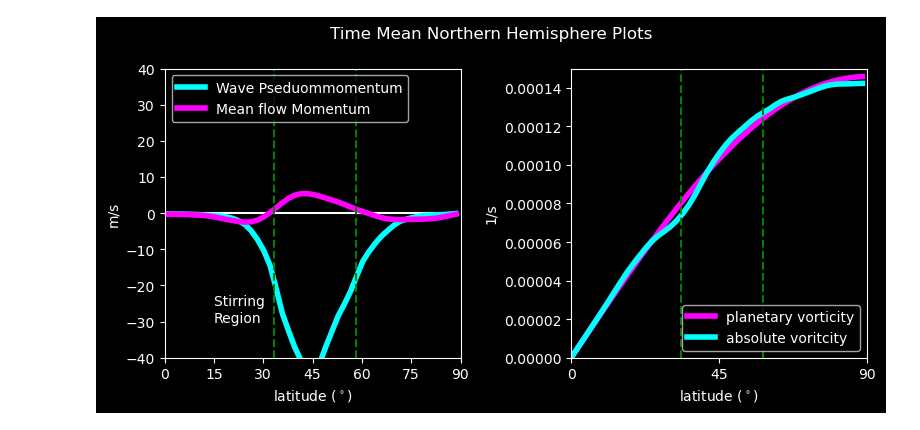
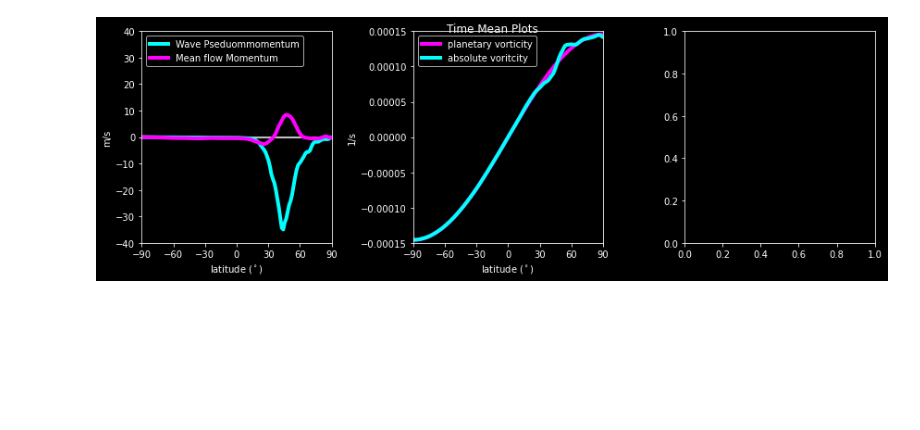
Before and after one commit to rfajber/BaroSphere, a Jupyter notebook: Stochastic_Jet.ipynb, the cells around one changed output. Cells and saved outputs as stored; diff of their text form; code cells hidden in the pictures; blank space fills up the shorter version.

```diff
--- a/Stochastic_Jet.ipynb
+++ b/Stochastic_Jet.ipynb
@@ -7,8 +7,14 @@ import cartopy.crs as ccrs
 import cartopy
 plt.style.use('dark_background')
 B=BaroSphere(
-    ntrunc=63,
+    ntrunc=85,
     dt=1800,
-    damping_order=2,
-    efold=6*3600
+    damping_order=4,
+    efold=6*3600,
+    nlat=128
 )
+
+print(B.lons1.shape,B.lats1.shape)
+
+# note - dt=1800 works well for up to T85
+# 100 days at T85 takes 40 seconds
@@ -15,6 +30,6 @@ B=BaroSphere(
 # %%
 #total number of steps to take
-Nsteps = int(100*24*3600/B.dt)
+Nsteps = int(40*24*3600/B.dt)
 #how often to take snapshots
 dN_snap = int(6*3600/B.dt)
 #total number of snapshots
@@ -44,15 +59,15 @@ tdamp=10*24*3600
 
 #spectral filter for the noise realization
 B.w_indxm_damp = np.ones(len(B.indxm))
-B.w_indxm_damp[B.indxm>20] = 0
-B.w_indxm_damp[B.indxm<14] = 0
+B.w_indxm_damp[B.indxm>14] = 0
+B.w_indxm_damp[B.indxm<10] = 0
 
 #noise realization container
 W = np.zeros(len(B.w_indxm_damp))
 #sine of latitude
 s=np.sin(B.lats*B.a)
 #grid space filter
-damping_window=np.exp( - np.power( (s - 0.7) / 0.15 ,2) )
+damping_window=np.exp( - np.power( (s - 0.7) / 0.1 ,2) )
 
 
 #main time loop
@@ -92,59 +107,64 @@ for i in range(1,Nsteps+1):
 # %%
 u,v=B.get_uv_vrtg(vrt[120:].mean(axis=0))
 
-beta=B.omega*2*np.cos(np.pi/4)/B.rsphere
+beta=B.omega*2*np.cos(0*np.pi/4)/B.rsphere
 
 A=-np.power(vrt-vrt.mean(axis=-1)[:,:,np.newaxis],2)/(2*beta)
-A=A[120:].mean(axis=0)
+A=A[20:].mean(axis=0)
 
 lw=4
 
-plt.figure(0,figsize=(8,4))
+plt.figure(0,figsize=(12,4))
 
-plt.subplot(1,2,1)
+plt.subplot(1,3,1)
 
 plt.ylabel('m/s')
 plt.xlabel('latitude ($^\\circ$)')
-plt.xlim([0,90])
+plt.xlim([-90,90])
 plt.plot(B.lats1,0*B.lats1,'w')
-plt.xticks(np.linspace(0,90,7))
+plt.xticks(np.linspace(-90,90,7))
 plt.plot(B.lats1,A.mean(axis=-1),label='Wave Pseduommomentum',
 linewidth=lw,color='cyan',alpha=1,linestyle='-')
 plt.plot(B.lats1,u.mean(axis=-1),label='Mean flow Momentum',
 linewidth=lw,color='magenta',alpha=1,linestyle='-')
 plt.legend(loc=2)
 plt.ylim([-40,40])
 
-plt.axvline(180/np.pi*np.arcsin(0.55),linestyle='--',color='green')
-plt.axvline(180/np.pi*np.arcsin(0.85),linestyle='--',color='green')
+# plt.axvline(180/np.pi*np.arcsin(0.55),linestyle='--',color='green')
+#plt.axvline(180/np.pi*np.arcsin(0.85),linestyle='--',color='green')
 
-plt.annotate('Stirring \nRegion',(15,-30),color='white')
+# plt.annotate('Stirring \nRegion',(15,-30),color='white')
 
 #plt.gca().twinx()
 #plt.plot(B.lats1,damping_window[:,0],'w--',label='Stirring Region')
 #plt.ylabel('')
 
 plt.legend(loc=2)
 
-plt.subplot(1,2,2)
+plt.subplot(1,3,2)
 
 plt.ylabel('1/s')
 plt.xlabel('latitude ($^\\circ$)')
-plt.xticks(np.linspace(-90,90,5))
+plt.xticks(np.linspace(-90,90,7))
 plt.plot(B.lats1,B.f.mean(axis=-1),
 label='planetary vorticity',linewidth=lw,color='magenta')
 plt.plot(B.lats1,B.f.mean(axis=-1)+vrt[20*4:].mean(axis=(0,-1)),
 label='absolute voritcity',linewidth=lw,color='cyan')
-plt.axvline(180/np.pi*np.arcsin(0.55),linestyle='--',color='green')
-plt.axvline(180/np.pi*np.arcsin(0.85),linestyle='--',color='green')
-plt.xlim([0,90])
-plt.ylim([0.e-4,1.5e-4])
+# plt.axvline(180/np.pi*np.arcsin(0.55),linestyle='--',color='green')
+# plt.axvline(180/np.pi*np.arcsin(0.85),linestyle='--',color='green')
+plt.xlim([-90,90])
+plt.ylim([-1.5e-4,1.5e-4])
 plt.legend()
 
-plt.suptitle('Time Mean Northern Hemisphere Plots')
+plt.subplot(1,3,3)
+
+
+
+
+plt.suptitle('Time Mean Plots')
 
 plt.tight_layout()
 
 plt.savefig('TimeMean.png')
 # %% [output]
-[figure, old version]
+[figure, new version]
```
Also changed, not shown: parts of 7 cells of this notebook, 3 other files.
